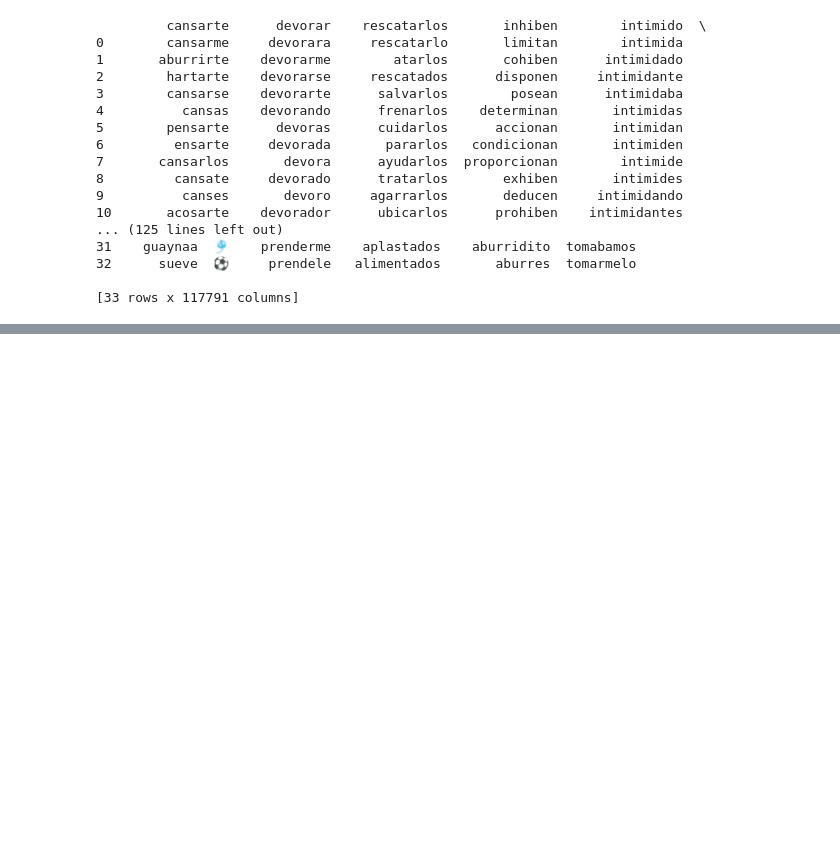
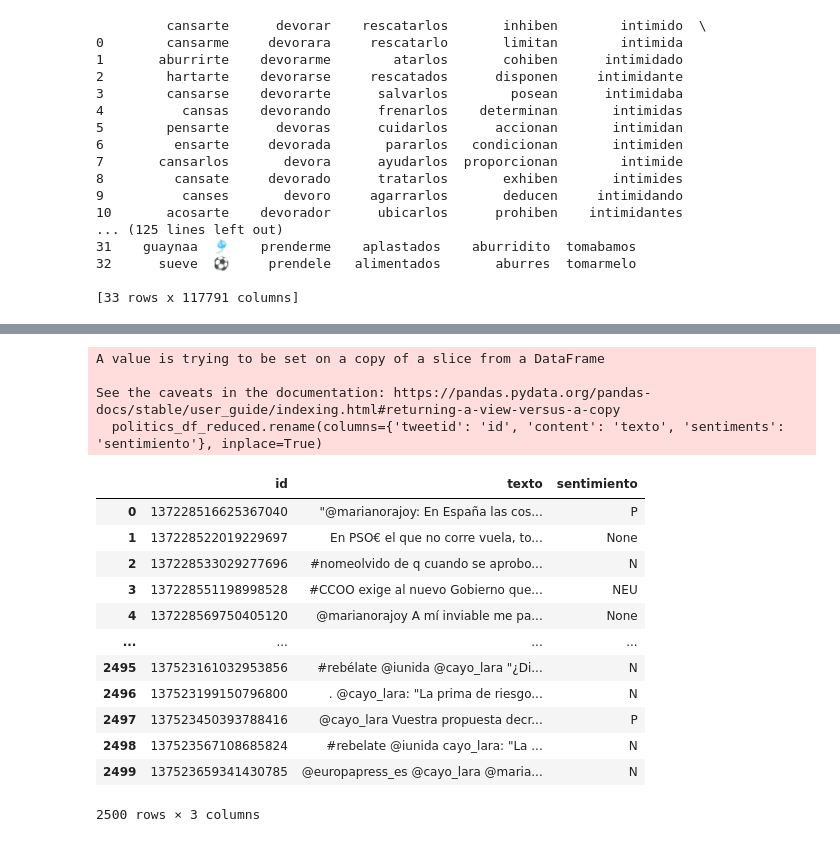
Before and after one commit to Verificado-Profesional/data-collecting, a Jupyter notebook: sentiment-analysis/data-anaylisis.ipynb, the cells around one changed output, grey strips where cells are left out. Saved outputs shown, nothing was run; the diff lists cells and outputs as text; code cells hidden in the pictures; blank space fills up the shorter version.

```diff
--- a/sentiment-analysis/data-anaylisis.ipynb
+++ b/sentiment-analysis/data-anaylisis.ipynb
@@ -586,0 +627,22 @@ total_df
+# %%
+politics_df_reduced = politics_df[['tweetid', 'content', 'sentiments']]
+politics_df_reduced.rename(columns={'tweetid': 'id', 'content': 'texto', 'sentiments': 'sentimiento'}, inplace=True)
+politics_df_reduced
+# %% [output]
+A value is trying to be set on a copy of a slice from a DataFrame
+
+See the caveats in the documentation: https://pandas.pydata.org/pandas-docs/stable/user_guide/indexing.html#returning-a-view-versus-a-copy
+  politics_df_reduced.rename(columns={'tweetid': 'id', 'content': 'texto', 'sentiments': 'sentimiento'}, inplace=True)
+|  | id | texto | sentimiento |
+| 0 | 137228516625367040 | "@marianorajoy: En España las cos... | P |
+| 1 | 137228522019229697 | En PSO€ el que no corre vuela, to... | None |
+| 2 | 137228533029277696 | #nomeolvido de q cuando se aprobo... | N |
+| 3 | 137228551198998528 | #CCOO exige al nuevo Gobierno que... | NEU |
+| 4 | 137228569750405120 | @marianorajoy A mí inviable me pa... | None |
+| ... | ... | ... | ... |
+| 2495 | 137523161032953856 | #rebélate @iunida @cayo_lara "¿Di... | N |
+| 2496 | 137523199150796800 | . @cayo_lara: "La prima de riesgo... | N |
+| 2497 | 137523450393788416 | @cayo_lara Vuestra propuesta decr... | P |
+| 2498 | 137523567108685824 | #rebelate @iunida cayo_lara: "La ... | N |
+| 2499 | 137523659341430785 | @europapress_es @cayo_lara @maria... | N |
+2500 rows × 3 columns
```
Also changed, not shown: parts of 6 cells of this notebook.
